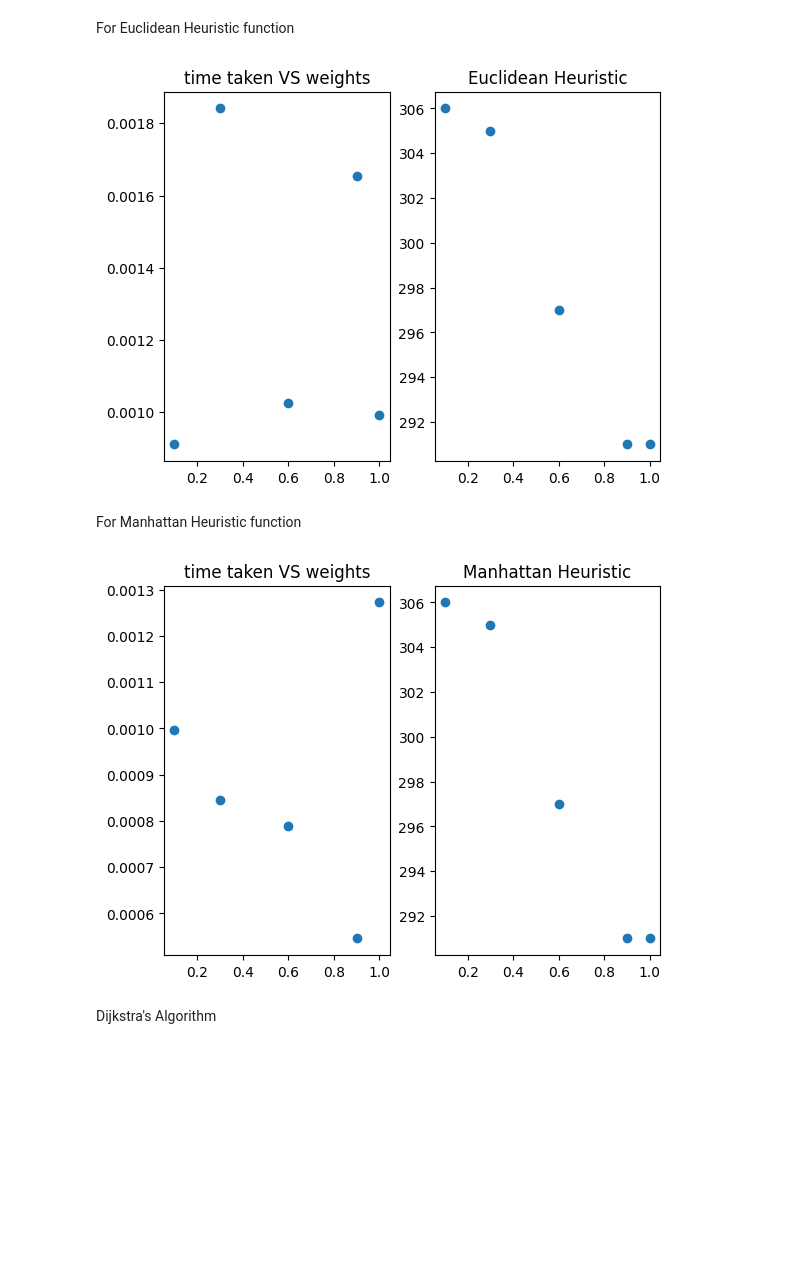
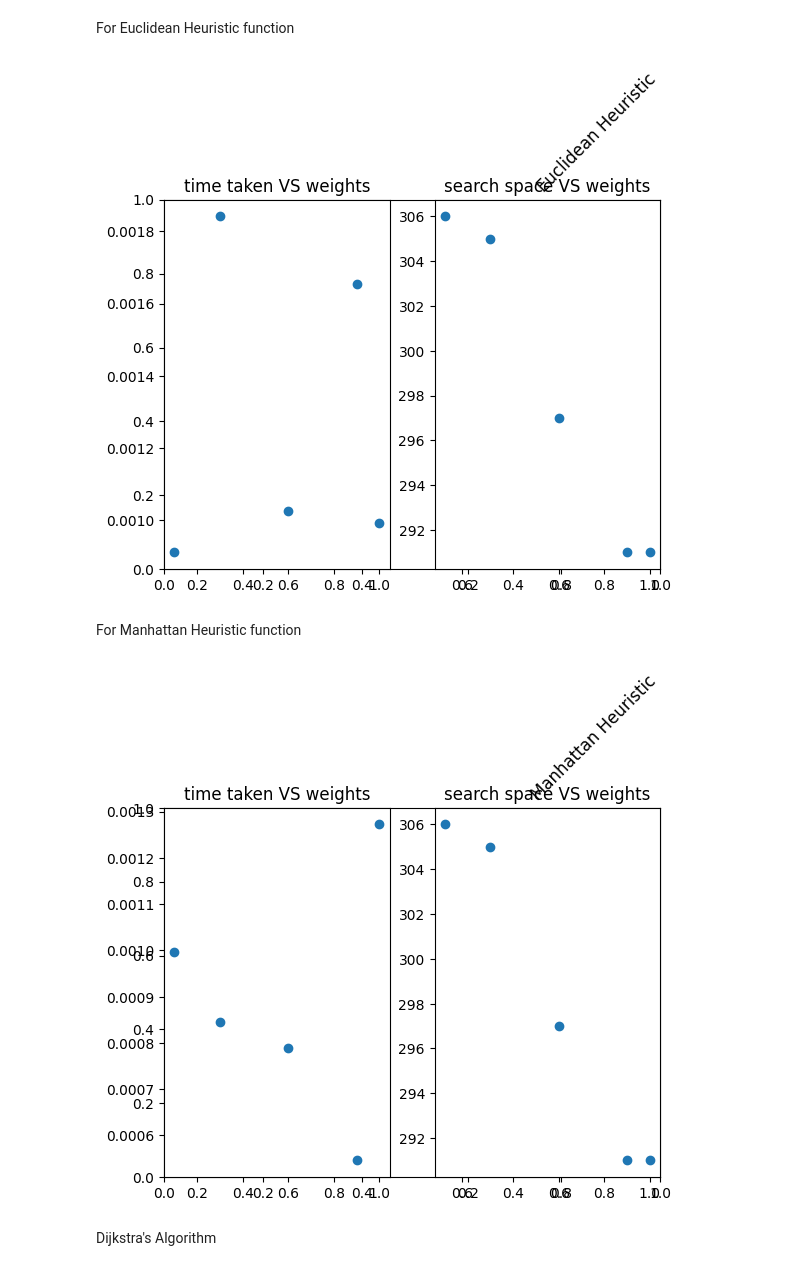
Before and after one commit to kavan-soni/252_260, a Jupyter notebook: CMPE252_SEC01_SP2023_HW01.ipynb, the cells around one changed output. Drawn from its saved outputs; the diff is of its cells as text; code cells hidden in the pictures; blank space fills up the shorter version.

```diff
--- a/CMPE252_SEC01_SP2023_HW01.ipynb
+++ b/CMPE252_SEC01_SP2023_HW01.ipynb
@@ -1078,26 +1078,27 @@ plt.imshow(maze1, cmap='Pastel2')
 For Euclidean Heuristic function
 # %%
 fig = plt.figure()
+plt.title(label="Euclidean Heuristic", loc="right", rotation = 45)
 fig.add_subplot(121, title = "time taken VS weights")
 plt.scatter(weights_euclidean, time_taken_euclidean)
 fig.add_subplot(122, title = "search space VS weights")
 plt.scatter(weights_euclidean, visited_nodes_euclidean)
-plt.title(label="Euclidean Heuristic")
 plt.show()
 # %% [output]
-[figure, old version]
+[figure, new version]
 # %% [markdown]
 For Manhattan Heuristic function
 # %%
 fig = plt.figure()
+plt.title(label="Manhattan Heuristic", loc="right", rotation = 45)
 fig.add_subplot(121, title = "time taken VS weights")
 plt.scatter(weights_manhattan, time_taken_manhattan)
 fig.add_subplot(122, title = "search space VS weights")
 plt.scatter(weights_manhattan, visited_nodes_manhattan)
-plt.title(label="Manhattan Heuristic")
+
 plt.show()
 # %% [output]
-[figure, old version]
+[figure, new version]
 # %% [markdown]
 Dijkstra's Algorithm
 # %%
```
Also changed, not shown: parts of 5 cells of this notebook.
